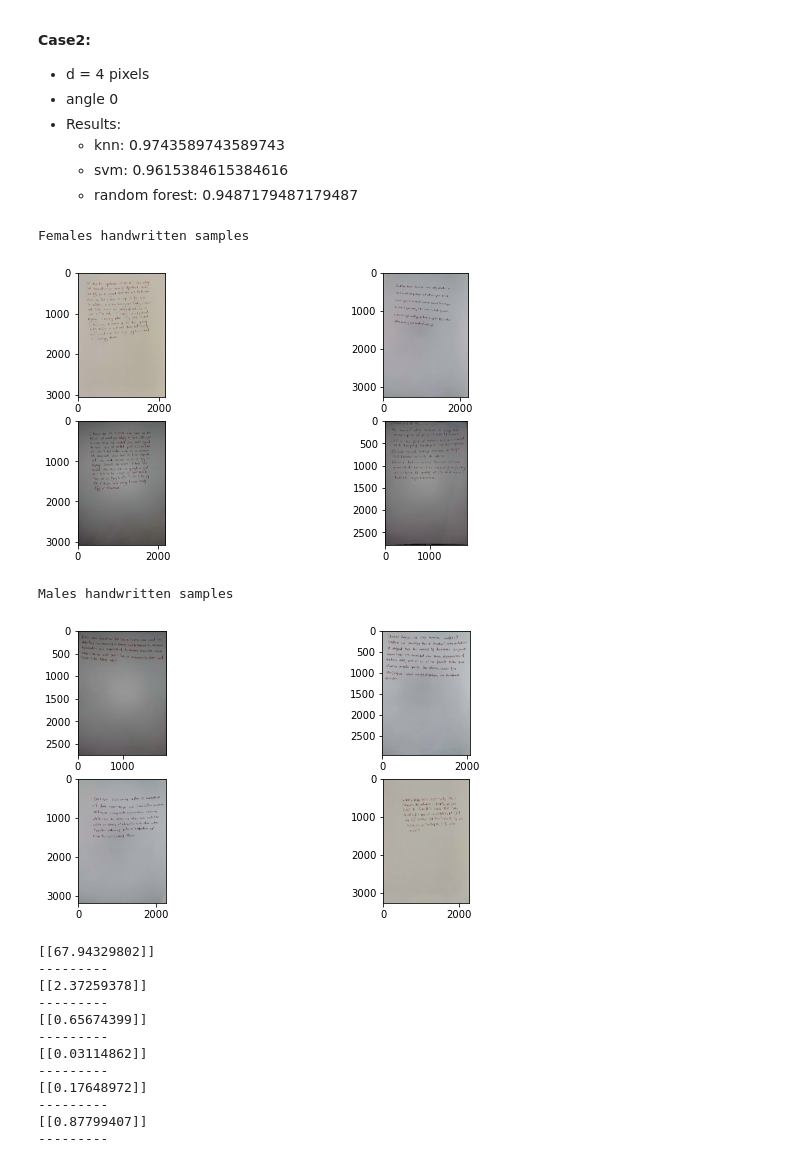
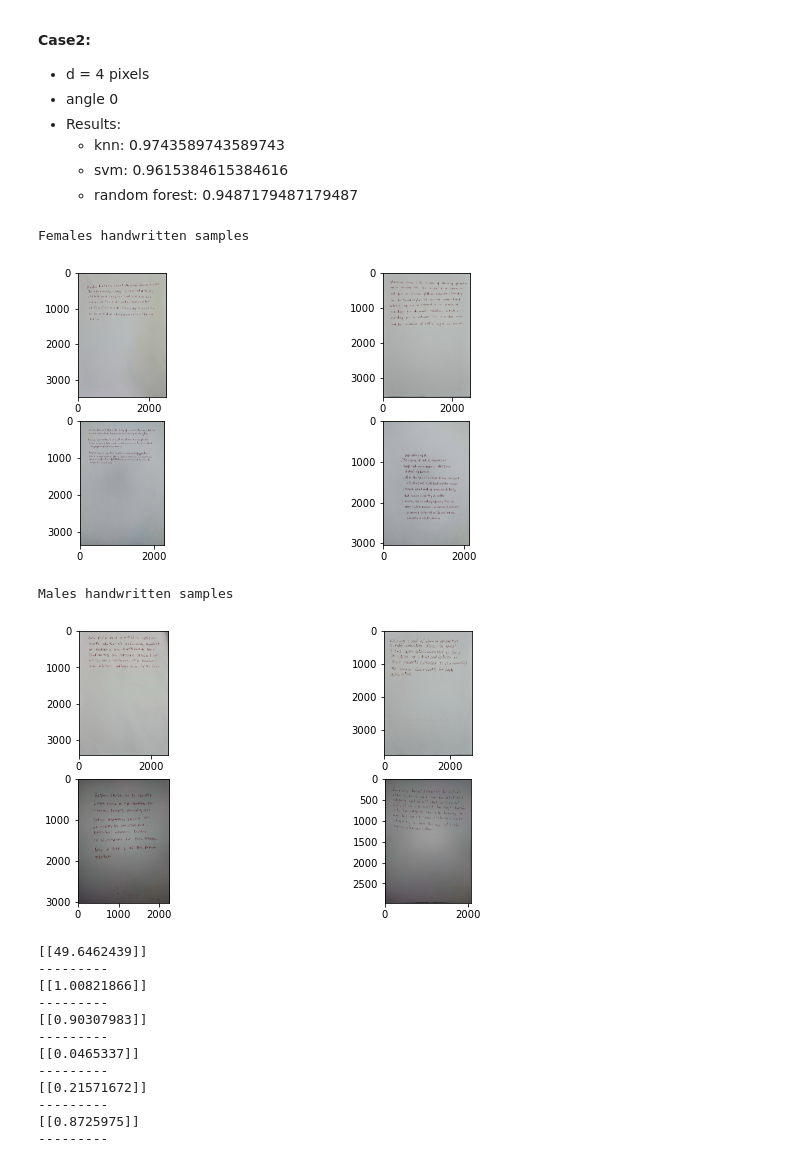
Before and after one commit to NouranHany/Handwriting-Based-Gender-Classification, a Jupyter notebook: GLCM Features.ipynb, the cells around one changed output. Cells and saved outputs as stored; diff of their text form; code cells hidden in the pictures.

```diff
--- a/GLCM Features.ipynb
+++ b/GLCM Features.ipynb
@@ -29,19 +29,19 @@ from skimage.feature import hog
 from skimage import exposure
 # %%
 # Read the test images
-female_imgs = util.read_imgs('data/Female/Female')
-male_imgs = util.read_imgs('data/Male/Male')
+female_imgs = util.read_imgs('data/Females')
+male_imgs = util.read_imgs('data/Males')
 
 # Preview 9 samples
 print('Females handwritten samples')
 util.draw_grid(figsize=(10,5), rows=2, cols=2, imgs=female_imgs[:4])
 print('Males handwritten samples')
 util.draw_grid(figsize=(10,5), rows=2, cols=2, imgs=male_imgs[:4])
 # %% [output]
 Females handwritten samples
-[figure, old version]
+[figure, new version]
 Males handwritten samples
-[figure, old version]
+[figure, new version]
 # %%
 from skimage.feature import greycomatrix, greycoprops
 
@@ -68,17 +68,17 @@ print('---------')
 print(correlation)
 print('---------')
 # %% [output]
-[[67.94329802]]
+[[49.6462439]]
 ---------
-[[2.37259378]]
+[[1.00821866]]
 ---------
-[[0.65674399]]
+[[0.90307983]]
 ---------
-[[0.03114862]]
+[[0.0465337]]
 ---------
-[[0.17648972]]
+[[0.21571672]]
 ---------
-[[0.87799407]]
+[[0.8725975]]
 ---------
 # %%
 # Binary Thresholding and Text Area Extraction on all images
```
Also changed, not shown: parts of 8 cells of this notebook.
